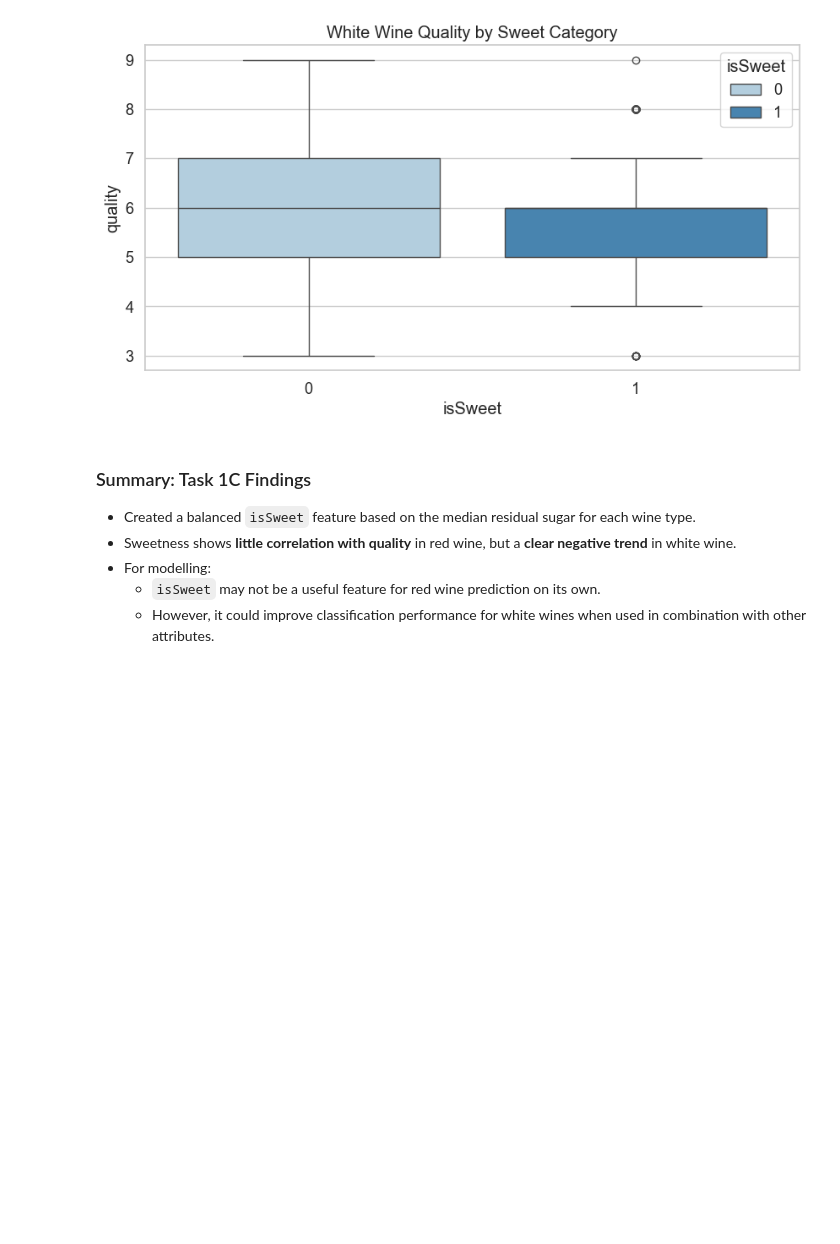
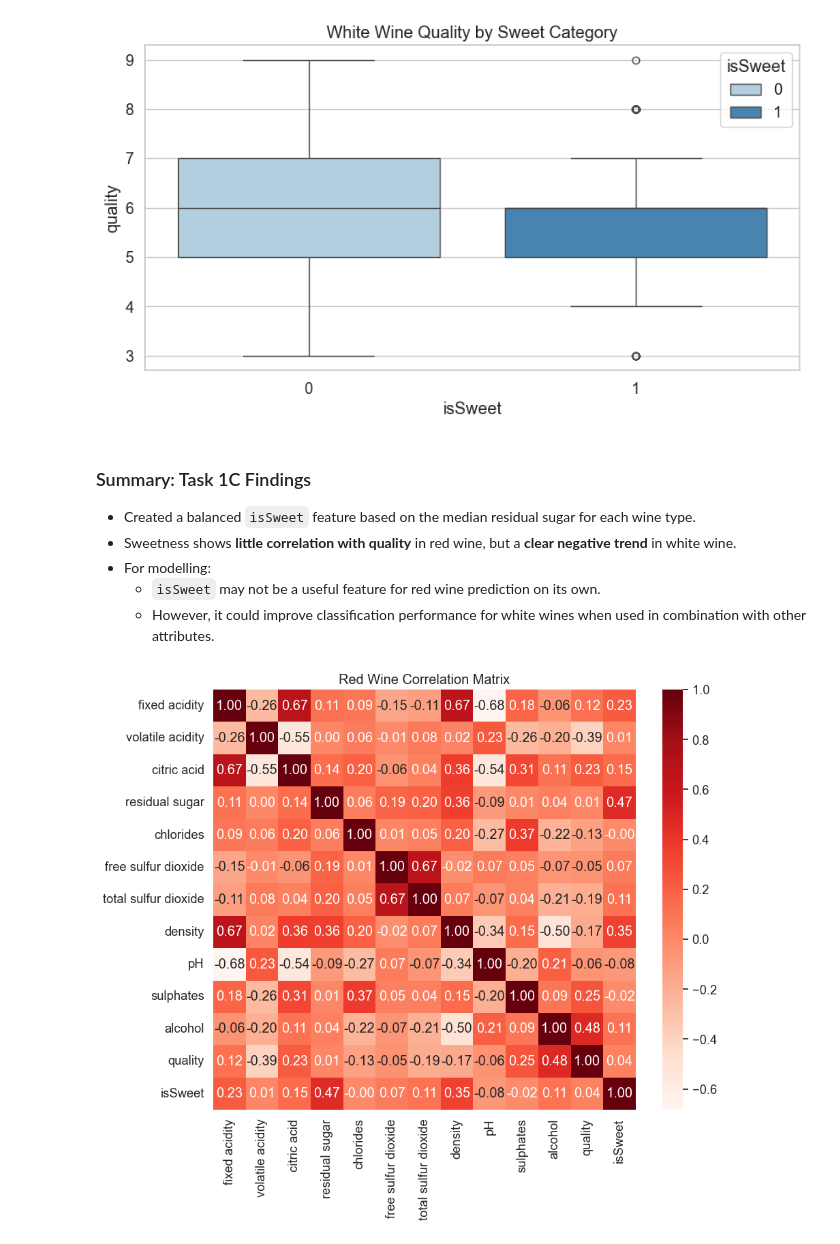
Before and after one commit to k1k12/2034_CW, a Jupyter notebook: notebooks/wine_analysis.ipynb, the cells around one changed output. Saved outputs shown, nothing was run; the diff lists cells and outputs as text; code cells hidden in the pictures; blank space fills up the shorter version.

```diff
--- a/notebooks/wine_analysis.ipynb
+++ b/notebooks/wine_analysis.ipynb
@@ -285,3 +295,15 @@ plt.show()
 - For modelling:
   - `isSweet` may not be a useful feature for red wine prediction on its own.
   - However, it could improve classification performance for white wines when used in combination with other attributes.
+# %%
+corr_red = wine_red.corr(numeric_only=True, method='pearson')
+corr_white = wine_white.corr(numeric_only=True, method='pearson')
+
+# Heatmap red
+
+plt.figure(figsize=(10, 8))
+sns.heatmap(corr_red, annot=True, cmap="Reds", fmt=".2f")
+plt.title("Red Wine Correlation Matrix")
+plt.show()
+# %% [output]
+[figure, added]
```
Also changed, not shown: parts of 10 cells of this notebook.
